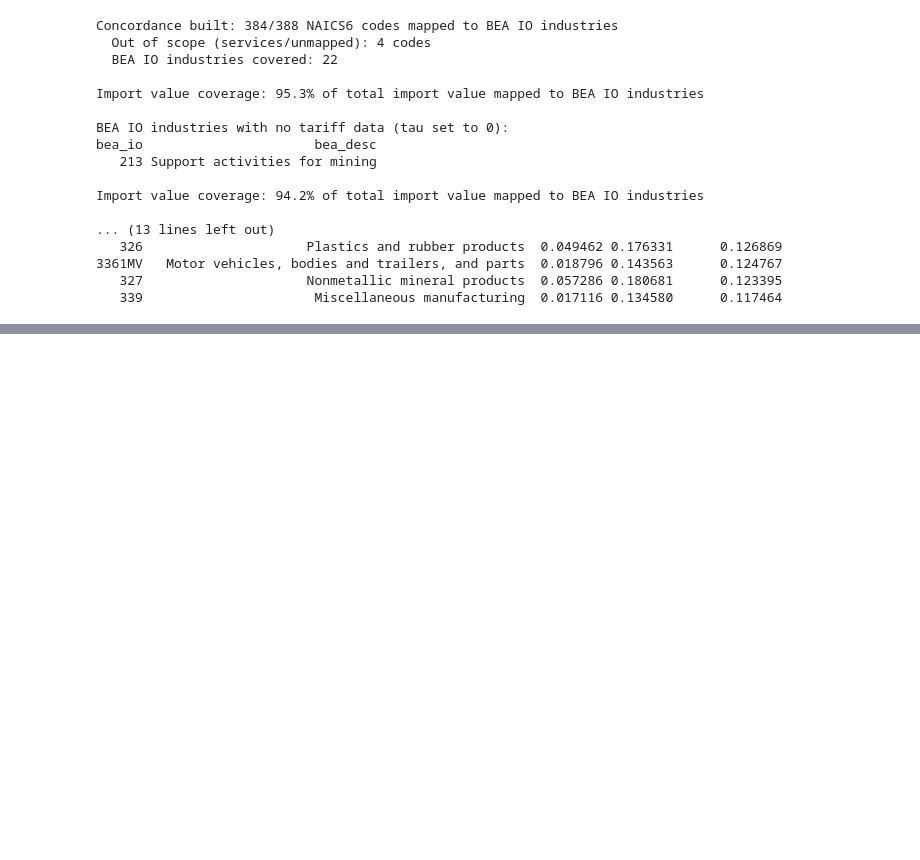
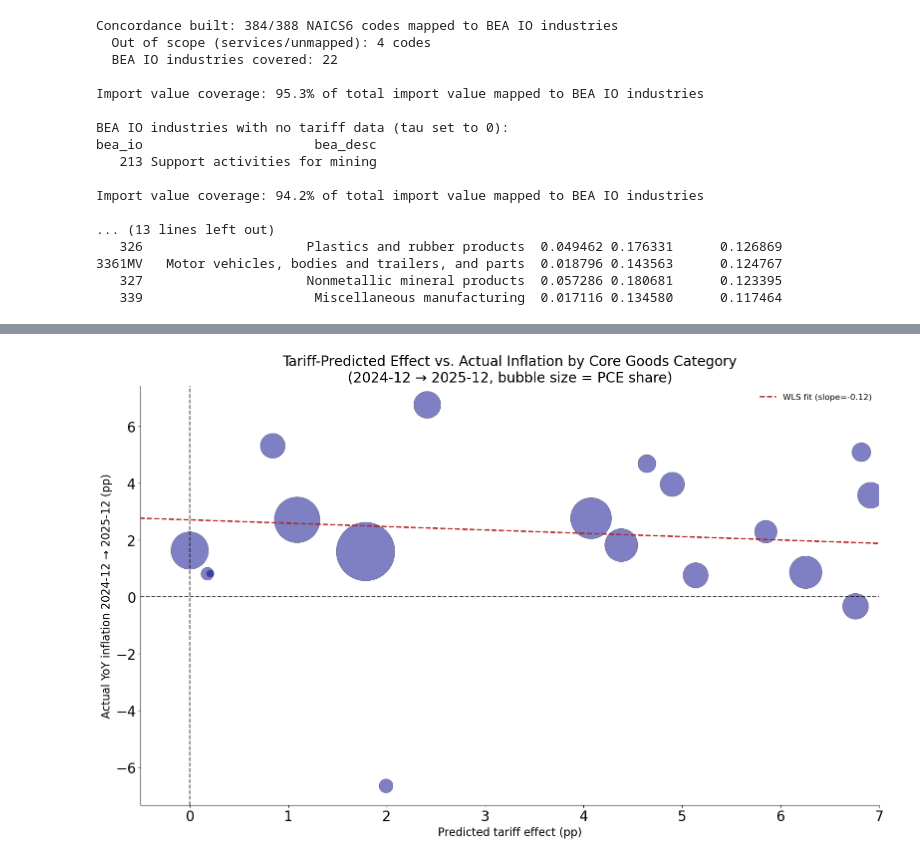
Before and after one commit to tradewartracker/tariffs-inflation, a Jupyter notebook: parse-bea-io.ipynb, the cells around one changed output, grey strips where cells are left out. Cells and saved outputs as stored; diff of their text form; code cells hidden in the pictures; blank space fills up the shorter version.

```diff
--- a/parse-bea-io.ipynb
+++ b/parse-bea-io.ipynb
@@ -423,0 +479,88 @@ Warnings:
+# %%
+# ── Step 7e: Predicted tariff effect vs. actual inflation — two scatter plots ─
+# Chart A: actual Dec-over-Dec YoY, (current_year-1)-12 → current_year-12
+# Chart B: annualized inflation, (current_year-1)-06 → config.TARIFF_CURRENT_MONTH
+#          formula: (P_curr / P_base)^(12/n_months) - 1
+
+# ── Build monthly price-wide table from pce_monthly ──────────────────────────
+_bea_names = summary_df["bea_name"].dropna().tolist()
+_pm = pce_monthly[pce_monthly["LineDescription"].isin(_bea_names)].copy()
+_pm["month"] = _pm["TimePeriod"].str.replace("M", "-", regex=False)
+_price_wide_m = _pm.pivot(index="LineDescription", columns="month", values="DataValue")
+
+# ── Chart A: Dec-over-Dec YoY ─────────────────────────────────────────────────
+_base_dec = f"{current_year - 1}-12"
+_curr_dec = config.TARIFF_CURRENT_MONTH
+_yoy = _price_wide_m[_curr_dec] / _price_wide_m[_base_dec] - 1
+
+# ── Chart B: annualized rate from June of prior year to current month ─────────
+# June is the monthly equivalent of Q2 end; keep the same 18-month window
+_base_m   = f"{current_year - 1}-06"
+_curr_m   = config.TARIFF_CURRENT_MONTH
+_base_yr_m, _base_mo_m = int(_base_m[:4]), int(_base_m[5:])
+_curr_yr_m, _curr_mo_m = int(_curr_m[:4]), int(_curr_m[5:])
+_n_months = (_curr_yr_m - _base_yr_m) * 12 + (_curr_mo_m - _base_mo_m)
+_annualized_m = (_price_wide_m[_curr_m] / _price_wide_m[_base_m]) ** (12 / _n_months) - 1
+
+plot_df2 = summary_df.copy()
+plot_df2["inflation_yoy"] = plot_df2["bea_name"].map(_yoy)
+plot_df2["inflation_ann"] = plot_df2["bea_name"].map(_annualized_m)
+
+# ── Shared helper ─────────────────────────────────────────────────────────────
+def _scatter_chart(df, y_col, title, ylabel, filename):
+    d = df.dropna(subset=["predicted_effect", y_col, "pce_share"])
+    fig_, ax_ = plt.subplots(figsize=(16, 10))
+    ax_.scatter(
+        d["predicted_effect"] * 100,
+        d[y_col] * 100,
+        s=d["pce_share"] * 50000,
+        alpha=0.5, color="darkblue", edgecolors="black", linewidths=0.5,
+    )
+    _x = d["predicted_effect"].values * 100
+    _y = d[y_col].values * 100
+    _w = d["pce_share"].values
+    _wls      = sm.WLS(_y, sm.add_constant(_x), weights=_w).fit()
+    _int, _sl = _wls.params
+    _xf = np.linspace(_x.min() - 1.5, _x.max() + 1.5, 100)
+    ax_.plot(_xf, _sl * _xf + _int, color="firebrick", linewidth=2, linestyle="--",
+             label=f"WLS fit (slope={_sl:.2f})")
+    ax_.axhline(0, color="black", linewidth=1.5, linestyle="--", alpha=0.7)
+    ax_.axvline(0, color="black", linewidth=1.5, linestyle="--", alpha=0.7)
+    ax_.set_xlim(-0.5, 7.0)
+    ax_.set_title(title, fontsize=20)
+    ax_.set_xlabel("Predicted tariff effect (pp)", fontsize=16)
+    ax_.set_ylabel(ylabel, fontsize=16)
+    ax_.legend(fontsize=12, frameon=False, loc="upper right")
+    ax_.tick_params(axis="x", labelsize=20)
+    ax_.tick_params(axis="y", labelsize=20)
+    ax_.spines["right"].set_visible(False)
+    ax_.spines["top"].set_visible(False)
+    plt.tight_layout()
+    plt.savefig(filename, bbox_inches="tight", dpi=150)
+    plt.show()
+
+# ── Chart A: Dec-over-Dec YoY ─────────────────────────────────────────────────
+_scatter_chart(
+    df       = plot_df2,
+    y_col    = "inflation_yoy",
+    title    = (
+        f"Tariff-Predicted Effect vs. Actual Inflation by Core Goods Category\n"
+        f"({_base_dec} \u2192 {_curr_dec}, bubble size = PCE share)"
+    ),
+    ylabel   = f"Actual YoY inflation {_base_dec} \u2192 {_curr_dec} (pp)",
+    filename = "tariff_vs_actual_inflation.png",
+)
+
+# ── Chart B: annualized rate ───────────────────────────────────────────────────
+_scatter_chart(
+    df       = plot_df2,
+    y_col    = "inflation_ann",
+    title    = (
+        f"Tariff-Predicted Effect vs. Annualized Inflation by Core Goods Category\n"
+        f"({_base_m} \u2192 {_curr_m}, ann. rate, bubble size = PCE share)"
+    ),
+    ylabel   = f"Annualized inflation {_base_m} \u2192 {_curr_m} (pp)",
+    filename = "tariff_vs_annualized_inflation.png",
+)
+# %% [output]
+[figure, added]
```
Also changed, not shown: parts of 9 cells of this notebook, 3 other files.
